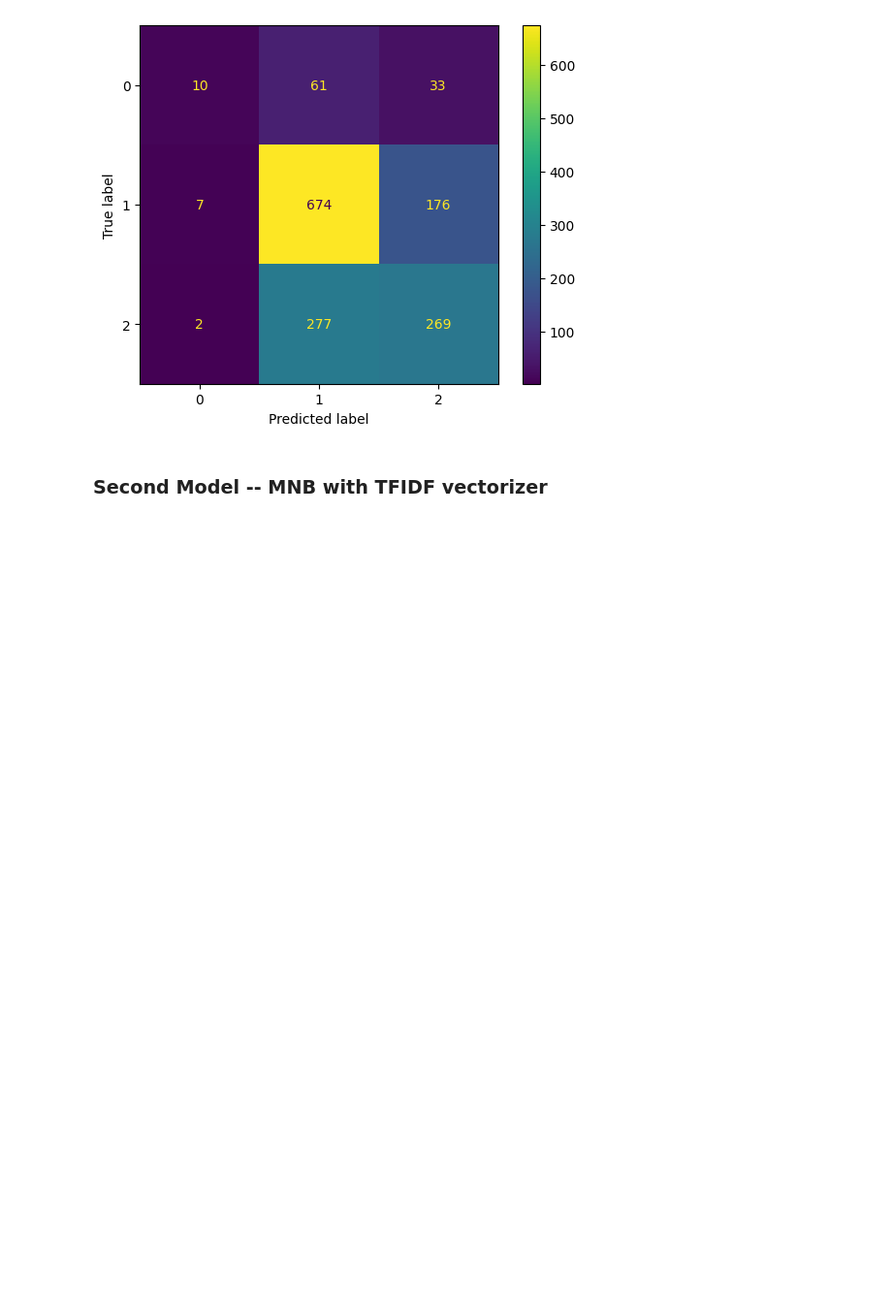
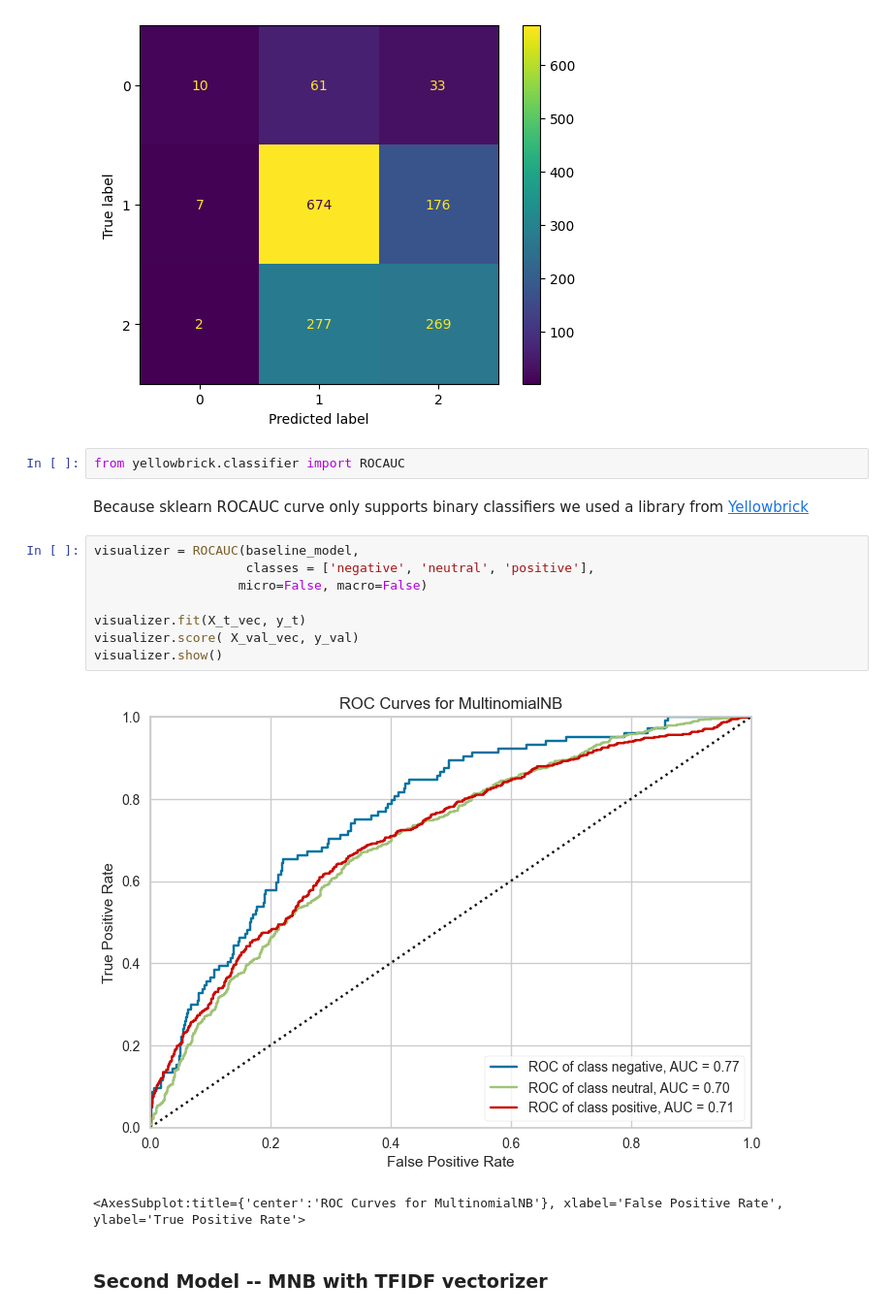
Before and after one commit to Kmulla19/Project4, a Jupyter notebook: model.ipynb, the cells around one changed output. Shown: that part at 97% size. Drawn from its saved outputs; the diff is of its cells as text; blank space fills up the shorter version.

Commit message:
added rocauc

```diff
--- a/model.ipynb
+++ b/model.ipynb
@@ -159,6 +183,21 @@ plot_confusion_matrix(baseline_model, X_val_vec, y_val)
 # %% [output]
 <sklearn.metrics._plot.confusion_matrix.ConfusionMatrixDisplay at 0x...>
 [figure]
+# %%
+from yellowbrick.classifier import ROCAUC
+# %% [markdown]
+Because sklearn ROCAUC curve only supports binary classifiers we used a library from [Yellowbrick](https://www.scikit-yb.org/en/latest/api/classifier/rocauc.html?highlight=roc#multi-class-rocauc-curves)
+# %%
+visualizer = ROCAUC(baseline_model,
+                    classes = ['negative', 'neutral', 'positive'],
+                   micro=False, macro=False)
+
+visualizer.fit(X_t_vec, y_t)
+visualizer.score( X_val_vec, y_val)
+visualizer.show()
+# %% [output]
+[figure, added]
+<AxesSubplot:title={'center':'ROC Curves for MultinomialNB'}, xlabel='False Positive Rate', ylabel='True Positive Rate'>
 # %% [markdown]
 ### Second Model -- MNB with TFIDF vectorizer
 # %%
```
Also changed, not shown: parts of 9 cells of this notebook.
